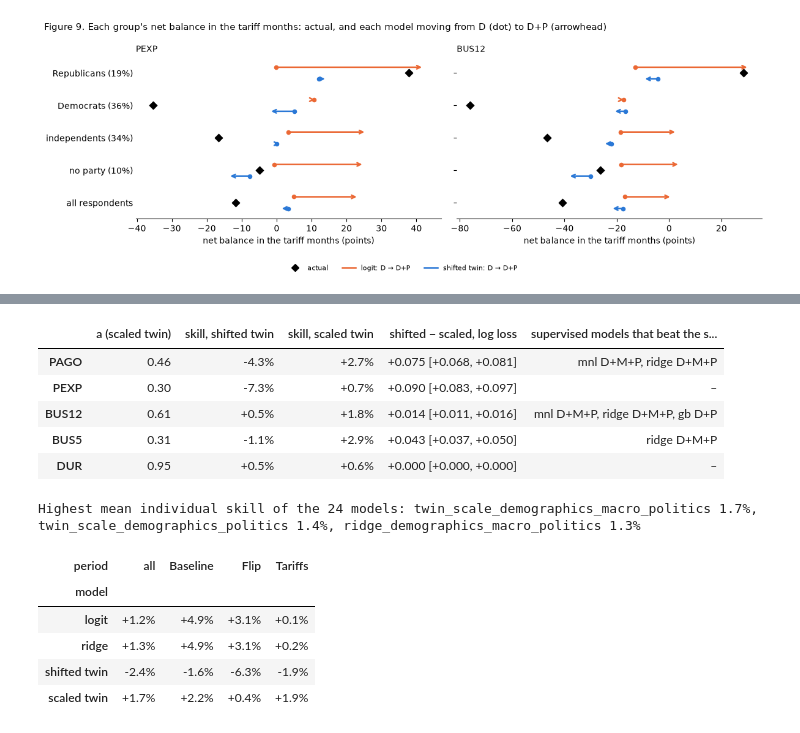
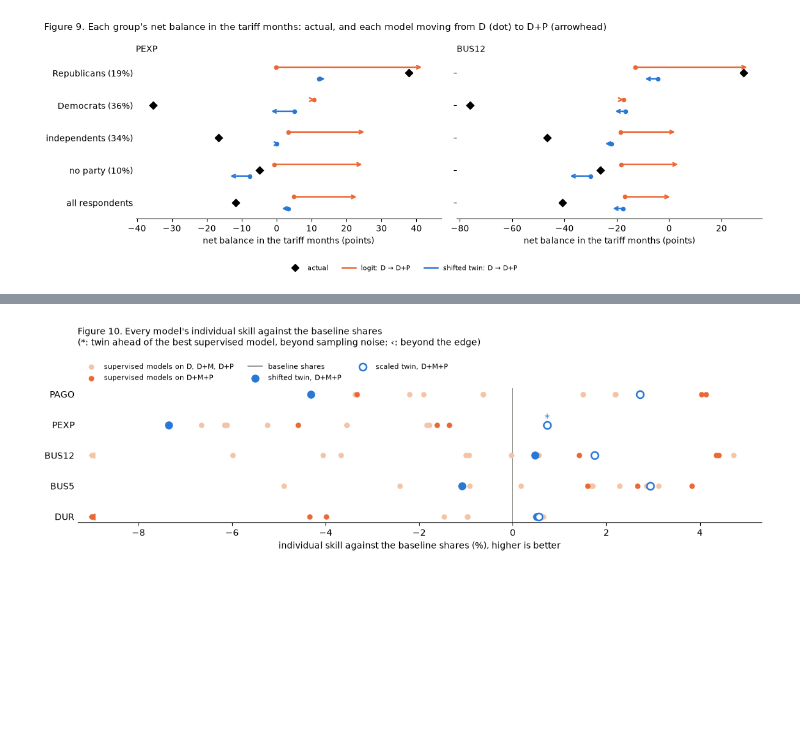
Before and after one commit to jerrydzj/state-dependent-twins, a Jupyter notebook: notebooks/06_mvp_twin_test.ipynb, the cells around one changed output, grey strips where cells are left out. Saved outputs shown, nothing was run; the diff lists cells and outputs as text; code cells hidden in the pictures; blank space fills up the shorter version.

```diff
--- a/notebooks/06_mvp_twin_test.ipynb
+++ b/notebooks/06_mvp_twin_test.ipynb
@@ -955,35 +967,50 @@ The second gives the mean individual skill over the five items, overall and by p
 # %%
-calibration = json.load(open(TWINS / 'calibration.json'))
-r = extra.loc[f'{TWIN}-{SCALED}']
-display(pd.DataFrame({
-    'a (scaled twin)': {i: f"{calibration['scale'][DMP][i]['a']:.2f}" for i in ITEMS},
-    'skill, shifted twin': {i: f"{allc.loc[(TWIN, i), 'log_loss_skill']:+.1%}" for i in ITEMS},
-    'skill, scaled twin': {i: f"{allc.loc[(SCALED, i), 'log_loss_skill']:+.1%}" for i in ITEMS},
-    'shifted − scaled, log loss': {i: '{:+.3f} [{:+.3f}, {:+.3f}]'.format(
-        allc.loc[(TWIN, i), 'log_loss'] - allc.loc[(SCALED, i), 'log_loss'], r.loc[i, 'log_loss_lo'], r.loc[i, 'log_loss_hi'])
-        for i in ITEMS},
-    'supervised models that beat the scaled twin': {i: ', '.join(
-        label(s) for s in SUPERVISED_MODELS if extra.loc[(f'{SCALED}-{s}', i), 'log_loss_lo'] > 0) or '–' for i in ITEMS}}))
+# Individual skill against the baseline shares, in percent: every supervised model and the calibrated twins on D+M+P
+skill = lambda m: 100 * allc.xs(m, level='model').log_loss_skill.loc[ITEMS]
+ahead = lambda t, s, i: extra.loc[(f'{t}-{s}', i), 'log_loss_hi'] < 0            # t predicts better than s beyond noise
+behind = lambda t, s, i: extra.loc[(f'{t}-{s}', i), 'log_loss_lo'] > 0
+best = {i: max(SUPERVISED_MODELS, key=lambda s: skill(s)[i]) for i in ITEMS}      # the supervised models' best, by item
+# Claim checks, by intervals that exclude zero. Same inputs: against the supervised models on D+M+P the scaled twin is
+# ahead in 8 and behind in 5 of the 15 comparisons, and the shifted twin is behind in 11 and ahead only on DUR. Best
+# supervised model: the scaled twin is behind it on three items and ahead on PEXP, and the shifted twin is behind it
+# on four. Baseline shares: the scaled twin is above them on every
+# item, and the shifted twin is below them on three.
+count = lambda test, t: sum(test(t, s, i) for s in same for i in ITEMS)
+assert (count(ahead, SCALED), count(behind, SCALED), count(behind, TWIN)) == (8, 5, 11)
+assert {i for s in same for i in ITEMS if ahead(TWIN, s, i)} == {'DUR'}
+assert {i for i in ITEMS if behind(SCALED, best[i], i)} == {'PAGO', 'BUS12', 'BUS5'}
+assert {i for i in ITEMS if ahead(SCALED, best[i], i)} == {'PEXP'}
+assert {i for i in ITEMS if behind(TWIN, best[i], i)} == {'PAGO', 'PEXP', 'BUS12', 'BUS5'}
+assert all(allc.loc[(SCALED, i), 'log_loss_skill_lo'] > 0 for i in ITEMS)
+assert {i for i in ITEMS if allc.loc[(TWIN, i), 'log_loss_skill_hi'] < 0} == {'PAGO', 'PEXP', 'BUS5'}
 
-four = {LOGIT: 'logit', f'ridge_{DMP}': 'ridge', TWIN: 'shifted twin', SCALED: 'scaled twin'}
-skill = scores[(scores.group == 'all') & scores.model.isin(four)].pivot_table(
-    index='model', columns='period', values='log_loss_skill', aggfunc='mean')[['all', *PERIODS]]
-all24 = [f'{f}_{fs}' for f in ['mnl', 'ridge', 'gb', 'twin', 'twin_shift', 'twin_scale'] for fs in SHORT]
-print('Highest mean individual skill of the 24 models: ' + ', '.join(
-    f'{m} {v:.1%}' for m, v in allc.loc[all24].log_loss_skill.groupby(level='model').mean().nlargest(3).items()))
-skill.rename(index=four).loc[list(four.values())].style.format('{:+.1%}')
+EDGE = -9                                        # skills below it are drawn at the edge as ‹
+fig, ax = plt.subplots(figsize=(11.5, 3.8))
+ax.axvline(0, color='#898781', lw=1.2, zorder=1)
+for s in sorted(SUPERVISED_MODELS, key=lambda s: s.endswith(DMP)):                # D+M+P last, so drawn on top
+    x, color = skill(s), ('#eb6834' if s.endswith(DMP) else '#f5c4a6')
+    ax.scatter(x.clip(lower=EDGE).values, range(len(ITEMS)), s=26, color=color, zorder=2)
+    out = x < EDGE
+    ax.scatter(np.full(out.sum(), EDGE), np.flatnonzero(out), s=40, color=color, marker='<', zorder=2)
+ax.scatter([], [], s=26, color='#f5c4a6', label='supervised models on D, D+M, D+P')
+ax.scatter([], [], s=26, color='#eb6834', label='supervised models on D+M+P')
+ax.plot([], [], color='#898781', lw=1.2, label='baseline shares')
+ax.scatter(skill(TWIN).values, range(len(ITEMS)), marker='o', color='#2a78d6', s=64, zorder=4, label='shifted twin, D+M+P')
+ax.scatter(skill(SCALED).values, range(len(ITEMS)), marker='o', facecolors='white', edgecolors='#2a78d6', s=64,
+           linewidths=1.8, zorder=4, label='scaled twin, D+M+P')
+for t in CAL:                                    # *: ahead of the best supervised model beyond sampling noise
+    for y, item in enumerate(ITEMS):
+        if ahead(t, best[item], item):
+            ax.annotate('*', (skill(t)[item], y), xytext=(-3, 4), textcoords='offset points', fontsize=12, color='#2a78d6')
+ax.set_yticks(range(len(ITEMS)), ITEMS); ax.invert_yaxis()
+ax.set_xlim(EDGE - 0.3, max(skill(m).max() for m in SUPERVISED_MODELS + CAL) + 0.6)
+ax.set_xlabel('individual skill against the baseline shares (%), higher is better')
+ax.spines[['top', 'right', 'left']].set_visible(False); ax.tick_params(axis='y', length=0)
+ax.legend(frameon=False, fontsize=8, ncol=3, loc='lower left', bbox_to_anchor=(0, 1.0))
+ax.set_title('Figure 10. Every model\'s individual skill against the baseline shares\n'
+             '(*: twin ahead of the best supervised model, beyond sampling noise; ‹: beyond the edge)',
+             loc='left', fontsize=10, pad=48)
+plt.tight_layout(); plt.show()
 # %% [output]
-|  | a (scaled twin) | skill, shifted twin | skill, scaled twin | shifted − scaled, log loss | supervised models that beat the s... |
-| PAGO | 0.46 | -4.3% | +2.7% | +0.075 [+0.068, +0.081] | mnl D+M+P, ridge D+M+P |
-| PEXP | 0.30 | -7.3% | +0.7% | +0.090 [+0.083, +0.097] | – |
-| BUS12 | 0.61 | +0.5% | +1.8% | +0.014 [+0.011, +0.016] | mnl D+M+P, ridge D+M+P, gb D+P |
-| BUS5 | 0.31 | -1.1% | +2.9% | +0.043 [+0.037, +0.050] | ridge D+M+P |
-| DUR | 0.95 | +0.5% | +0.6% | +0.000 [+0.000, +0.000] | – |
-Highest mean individual skill of the 24 models: twin_scale_demographics_macro_politics 1.7%, twin_scale_demographics_politics 1.4%, ridge_demographics_macro_politics 1.3%
-| period | all | Baseline | Flip | Tariffs |
-| model |  |  |  |  |
-| logit | +1.2% | +4.9% | +3.1% | +0.1% |
-| ridge | +1.3% | +4.9% | +3.1% | +0.2% |
-| shifted twin | -2.4% | -1.6% | -6.3% | -1.9% |
-| scaled twin | +1.7% | +2.2% | +0.4% | +1.9% |
+[figure, added]
 # %% [markdown]
```
Also changed, not shown: parts of 13 cells of this notebook.
